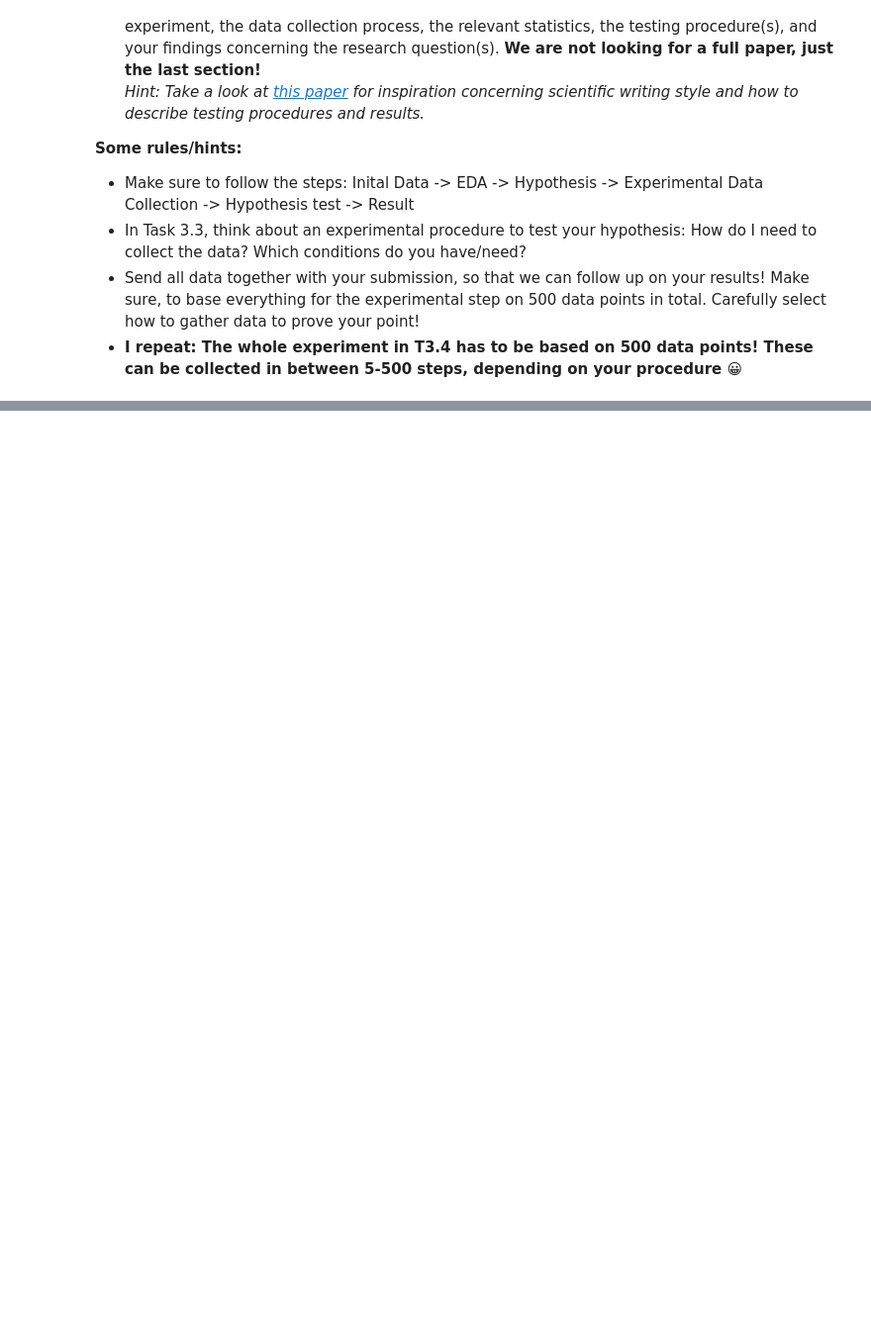
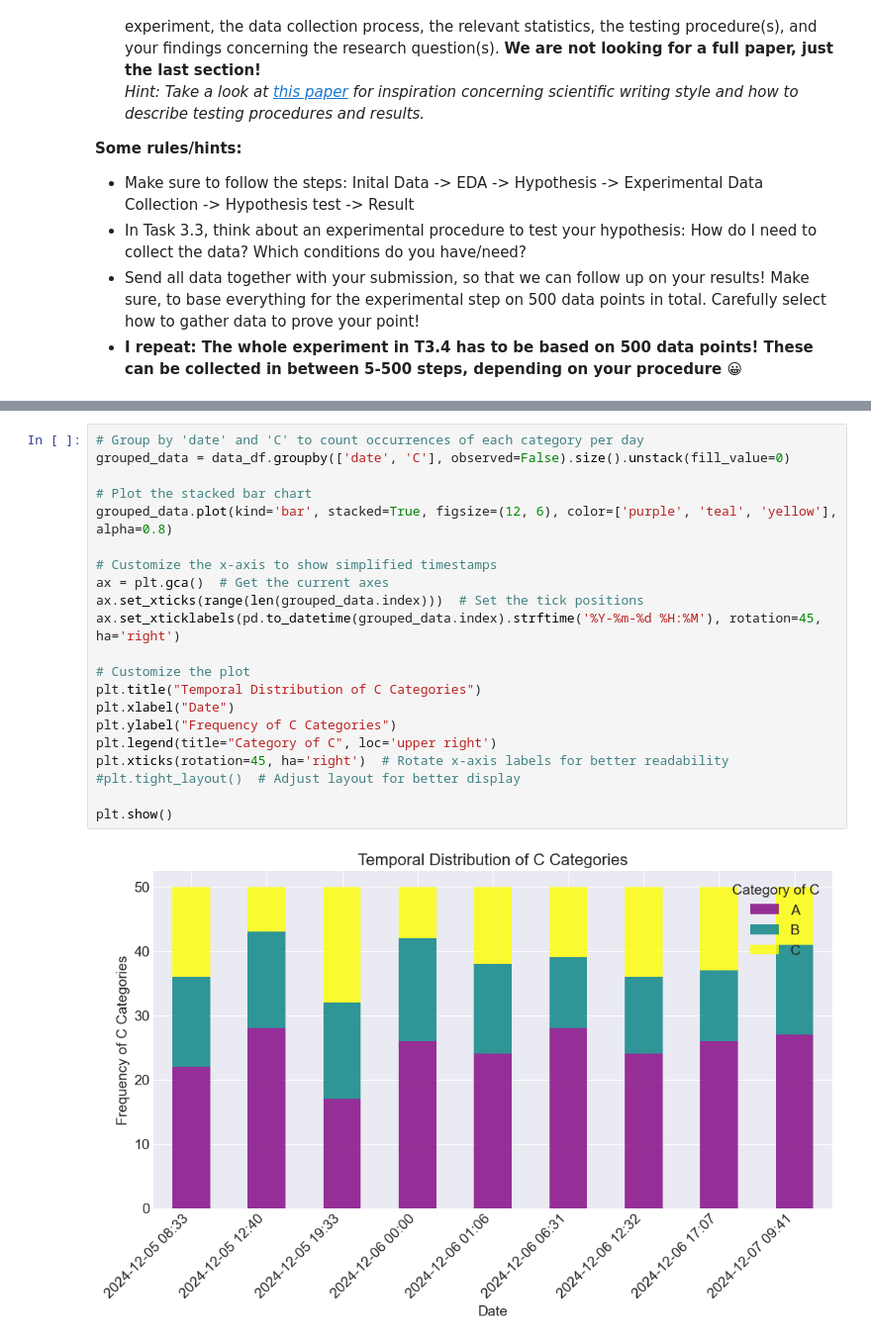
Before and after one commit to mpn1008/RM_assignments, a Jupyter notebook: RM_A04_Group_B/RM_A04_Group.ipynb, the cells around one changed output, grey strips where cells are left out. Shown at 99% size. Cells and saved outputs as stored; diff of their text form; blank space fills up the shorter version.

```diff
--- a/RM_A04_Group_B/RM_A04_Group.ipynb
+++ b/RM_A04_Group_B/RM_A04_Group.ipynb
@@ -386,0 +621,23 @@ df_loaded
+# %%
+# Group by 'date' and 'C' to count occurrences of each category per day
+grouped_data = data_df.groupby(['date', 'C'], observed=False).size().unstack(fill_value=0)
+
+# Plot the stacked bar chart
+grouped_data.plot(kind='bar', stacked=True, figsize=(12, 6), color=['purple', 'teal', 'yellow'], alpha=0.8)
+
+# Customize the x-axis to show simplified timestamps
+ax = plt.gca()  # Get the current axes
+ax.set_xticks(range(len(grouped_data.index)))  # Set the tick positions
+ax.set_xticklabels(pd.to_datetime(grouped_data.index).strftime('%Y-%m-%d %H:%M'), rotation=45, ha='right')
+
+# Customize the plot
+plt.title("Temporal Distribution of C Categories")
+plt.xlabel("Date")
+plt.ylabel("Frequency of C Categories")
+plt.legend(title="Category of C", loc='upper right')
+plt.xticks(rotation=45, ha='right')  # Rotate x-axis labels for better readability
+#plt.tight_layout()  # Adjust layout for better display
+
+plt.show()
+# %% [output]
+[figure, added]
```
Also changed, not shown: parts of 133 cells of this notebook.
